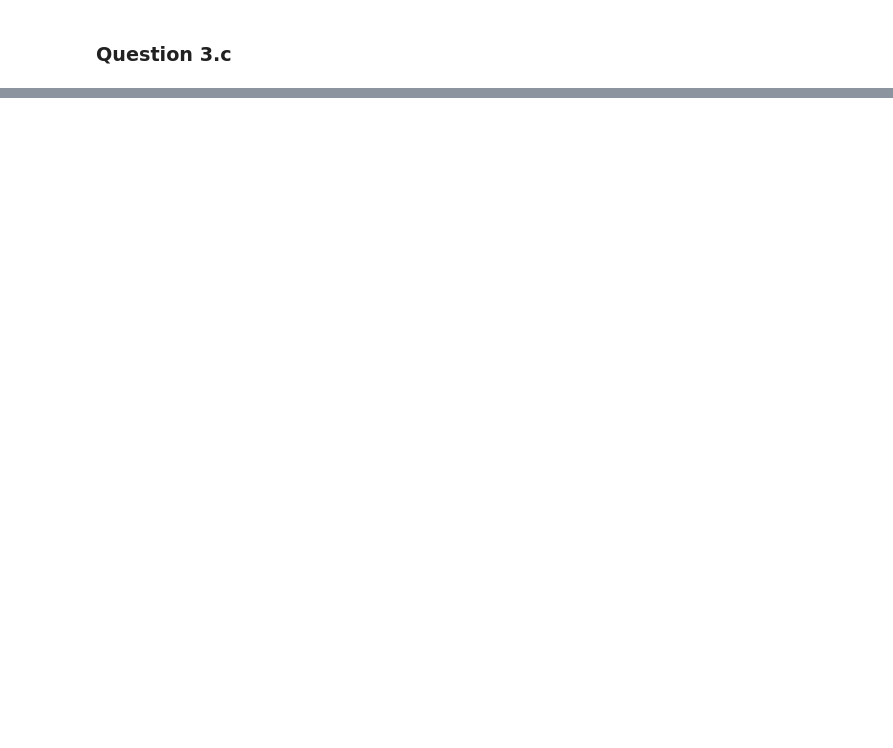
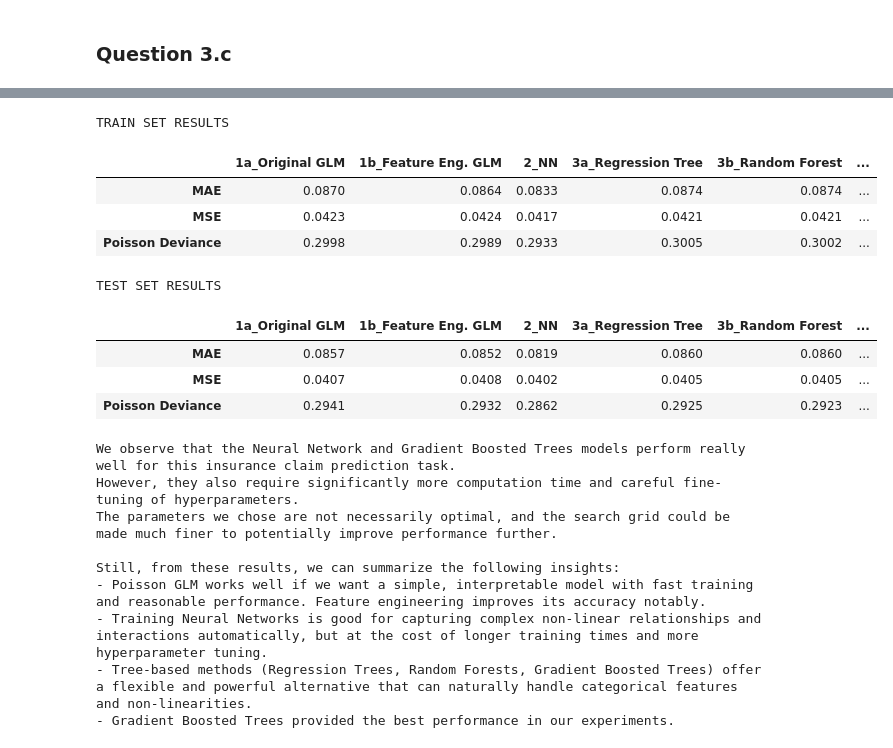
Before and after one commit to njohnson433/Machine-Learning-in-Finance-Insurance-HS25, a Jupyter notebook: project_4/template4.ipynb, the cells around one changed output, grey strips where cells are left out. Saved outputs shown, nothing was run; the diff lists cells and outputs as text; code cells hidden in the pictures; blank space fills up the shorter version.

Commit message:
1-3, definitely not the most optimal solutions but good enough to prove the point of the tasks

```diff
--- a/project_4/template4.ipynb
+++ b/project_4/template4.ipynb
@@ -361,6 +372,23 @@ Test Poisson Deviance improvement: 0.31%
 ### Question 2.a
 # %%
 # Neural network implementation
+import torch
+import torch.nn as nn
+import torch.optim as optim
+
+class PoissonNN(nn.Module):
+    def __init__(self, input_dim):
+        super(PoissonNN, self).__init__()
+        self.net = nn.Sequential(
+            nn.Linear(input_dim, 20),
+            nn.ReLU(),
+            nn.Linear(20, 20),
+            nn.ReLU(),
+            nn.Linear(20, 1)
+        )
+
+    def forward(self, x):
+        return torch.exp(self.net(x))
 # %% [markdown]
 ### Question 2.b
 # %%
@@ -397,0 +699,63 @@ Test Poisson Deviance improvement: 0.31%
+# %%
+# Summary of all Methods 1-3 in Comparison
+
+metrics_train = {
+    "1a_Original GLM": [train_mae_old, train_mse_old, train_loss_old],
+    "1b_Feature Eng. GLM": [train_mae, train_mse, train_loss],
+    "2_NN": [train_mae_nn, train_mse_nn, train_loss_nn],
+    "3a_Regression Tree": [train_mae_tree, train_mse_tree, train_loss_tree],
+    "3b_Random Forest": [train_mae_rf, train_mse_rf, train_loss_rf],
+    "3c_Gradient Boosted": [train_mae_gb, train_mse_gb, train_loss_gb]
+}
+
+metrics_test = {
+    "1a_Original GLM": [test_mae_old, test_mse_old, test_loss_old],
+    "1b_Feature Eng. GLM": [test_mae, test_mse, test_loss],
+    "2_NN": [test_mae_nn, test_mse_nn, test_loss_nn],
+    "3a_Regression Tree": [test_mae_tree, test_mse_tree, test_loss_tree],
+    "3b_Random Forest": [test_mae_rf, test_mse_rf, test_loss_rf],
+    "3c_Gradient Boosted": [test_mae_gb, test_mse_gb, test_loss_gb]
+}
+
+rows = ["MAE", "MSE", "Poisson Deviance"]
+
+df_train = pd.DataFrame(metrics_train, index=rows)
+df_test = pd.DataFrame(metrics_test, index=rows)
+
+# Print results
+print("TRAIN SET RESULTS")
+display(df_train.round(4))
+
+print("\nTEST SET RESULTS")
+display(df_test.round(4))
+
+print(
+"\nWe observe that the Neural Network and Gradient Boosted Trees models perform really well for this insurance claim prediction task. \n"
+"However, they also require significantly more computation time and careful fine-tuning of hyperparameters. \n"
+"The parameters we chose are not necessarily optimal, and the search grid could be made much finer to potentially improve performance further. \n\n"
+"Still, from these results, we can summarize the following insights:\n"
+"- Poisson GLM works well if we want a simple, interpretable model with fast training and reasonable performance. Feature engineering improves its accuracy notably.\n"
+"- Training Neural Networks is good for capturing complex non-linear relationships and interactions automatically, but at the cost of longer training times and more hyperparameter tuning.\n"
+"- Tree-based methods (Regression Trees, Random Forests, Gradient Boosted Trees) offer a flexible and powerful alternative that can naturally handle categorical features and non-linearities.\n"
+"- Gradient Boosted Trees provided the best performance in our experiments.\n"
+)
+# %% [output]
+TRAIN SET RESULTS
+|  | 1a_Original GLM | 1b_Feature Eng. GLM | 2_NN | 3a_Regression Tree | 3b_Random Forest | ... |
+| MAE | 0.0870 | 0.0864 | 0.0833 | 0.0874 | 0.0874 | ... |
+| MSE | 0.0423 | 0.0424 | 0.0417 | 0.0421 | 0.0421 | ... |
+| Poisson Deviance | 0.2998 | 0.2989 | 0.2933 | 0.3005 | 0.3002 | ... |
+TEST SET RESULTS
+|  | 1a_Original GLM | 1b_Feature Eng. GLM | 2_NN | 3a_Regression Tree | 3b_Random Forest | ... |
+| MAE | 0.0857 | 0.0852 | 0.0819 | 0.0860 | 0.0860 | ... |
+| MSE | 0.0407 | 0.0408 | 0.0402 | 0.0405 | 0.0405 | ... |
+| Poisson Deviance | 0.2941 | 0.2932 | 0.2862 | 0.2925 | 0.2923 | ... |
+We observe that the Neural Network and Gradient Boosted Trees models perform really well for this insurance claim prediction task.
+However, they also require significantly more computation time and careful fine-tuning of hyperparameters.
+The parameters we chose are not necessarily optimal, and the search grid could be made much finer to potentially improve performance further.
+
+Still, from these results, we can summarize the following insights:
+- Poisson GLM works well if we want a simple, interpretable model with fast training and reasonable performance. Feature engineering improves its accuracy notably.
+- Training Neural Networks is good for capturing complex non-linear relationships and interactions automatically, but at the cost of longer training times and more hyperparameter tuning.
+- Tree-based methods (Regression Trees, Random Forests, Gradient Boosted Trees) offer a flexible and powerful alternative that can naturally handle categorical features and non-linearities.
+- Gradient Boosted Trees provided the best performance in our experiments.
```
Also changed, not shown: parts of 11 cells of this notebook.
